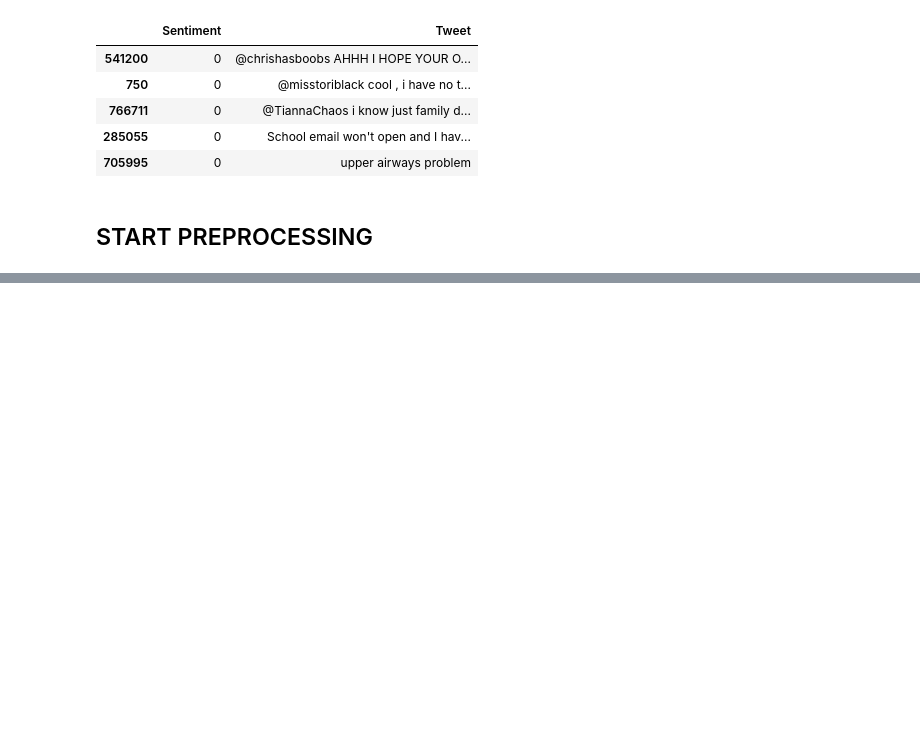
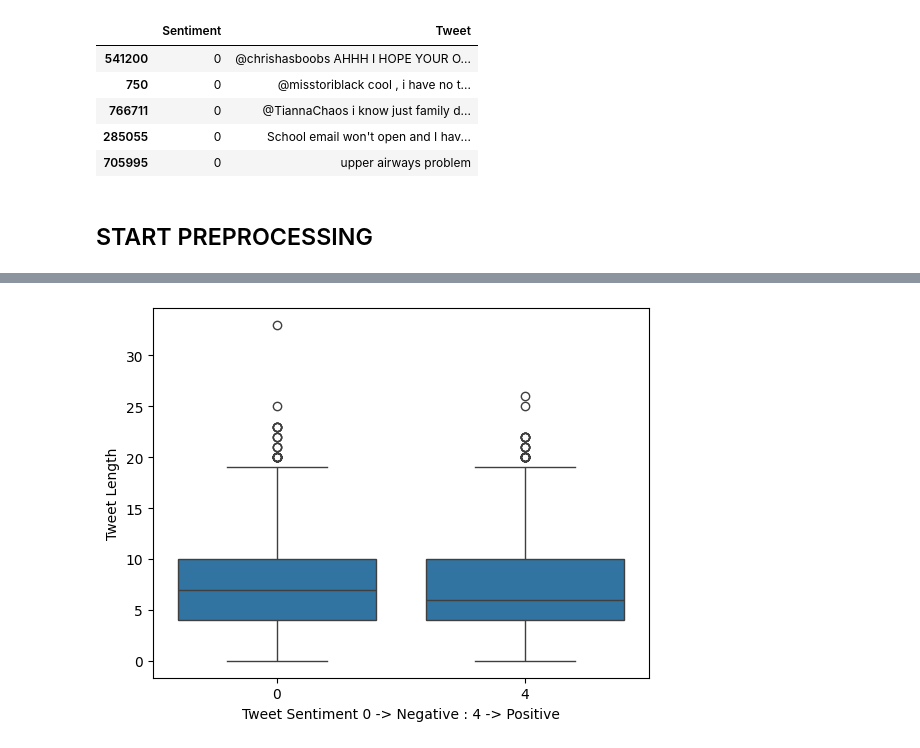
Before and after one commit to Pranjwal-Jha/Twitter-Sentiment, a Jupyter notebook: twitter.ipynb, the cells around one changed output, grey strips where cells are left out. Drawn from its saved outputs; the diff is of its cells as text; code cells hidden in the pictures; blank space fills up the shorter version.

```diff
--- a/twitter.ipynb
+++ b/twitter.ipynb
@@ -121,0 +110,7 @@ caress fli die mule deni die agre own humbl size meet state siez item sensat tra
+# %%
+sns.boxplot(x=new_df['Sentiment'],y=new_df['tweet_length'])
+plt.xlabel('Tweet Sentiment 0 -> Negative : 4 -> Positive')
+plt.ylabel('Tweet Length')
+plt.show()
+# %% [output]
+[figure, added]
```
Also changed, not shown: parts of 10 cells of this notebook.
